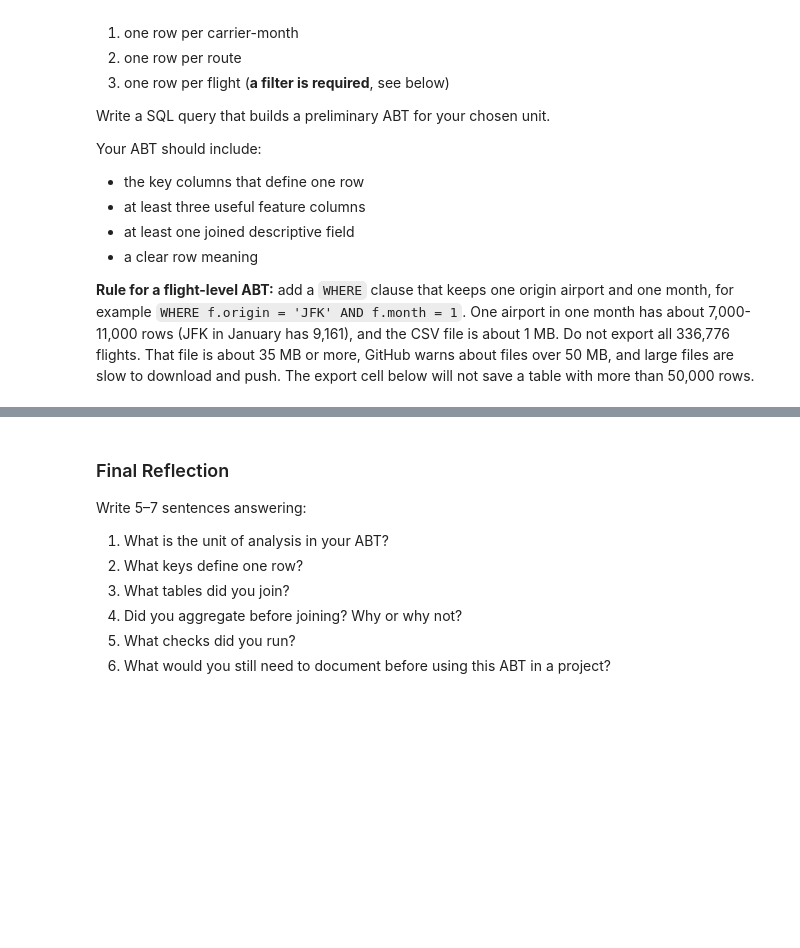
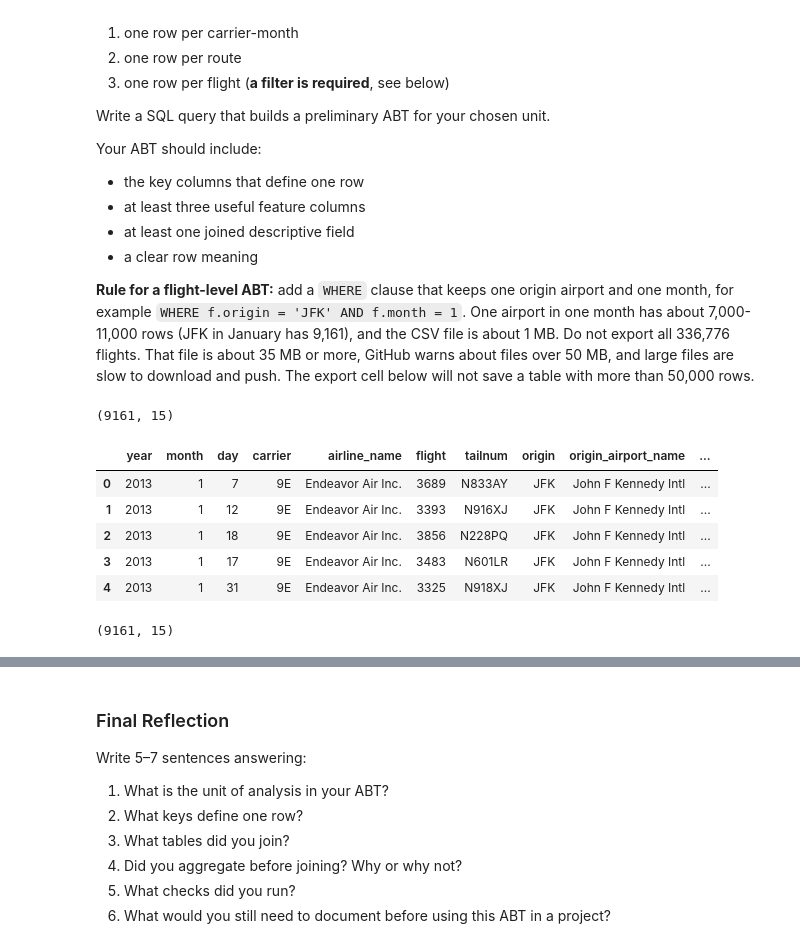
Before and after one commit to destinyu2003-lab/ban6003-week-9-10-destiny-ubaha, a Jupyter notebook: notebooks/module10_sql_joins_abt_guided_lab.ipynb, the cells around one changed output, grey strips where cells are left out. Cells and saved outputs as stored; diff of their text form; code cells hidden in the pictures; blank space fills up the shorter version.

```diff
--- a/notebooks/module10_sql_joins_abt_guided_lab.ipynb
+++ b/notebooks/module10_sql_joins_abt_guided_lab.ipynb
@@ -675,16 +926,54 @@ Your ABT should include:
 # %%
 # Final Practice
 # Build your preliminary ABT here.
 
 query = '''
-
+SELECT
+    f.year,
+    f.month,
+    f.day,
+    f.carrier,
+    a.name AS airline_name,
+    f.flight,
+    f.tailnum,
+    f.origin,
+    op.name AS origin_airport_name,
+    f.dest,
+    dp.name AS dest_airport_name,
+    f.dep_delay,
+    f.arr_delay,
+    f.distance,
+    f.air_time
+FROM flights AS f
+INNER JOIN airlines AS a
+    ON f.carrier = a.carrier
+LEFT JOIN airports AS op
+    ON f.origin = op.faa
+LEFT JOIN airports AS dp
+    ON f.dest = dp.faa
+WHERE f.origin = 'JFK' AND f.month = 1;
 '''
 
 my_abt = run_query(query, engine)
 my_abt.head()
+
+preliminary_abt = pd.read_sql(query, engine)
+print(preliminary_abt.shape)
+display(preliminary_abt.head())
+# %% [output]
+(9161, 15)
+|  | year | month | day | carrier | airline_name | flight | tailnum | origin | origin_airport_name | ... |
+| 0 | 2013 | 1 | 7 | 9E | Endeavor Air Inc. | 3689 | N833AY | JFK | John F Kennedy Intl | ... |
+| 1 | 2013 | 1 | 12 | 9E | Endeavor Air Inc. | 3393 | N916XJ | JFK | John F Kennedy Intl | ... |
+| 2 | 2013 | 1 | 18 | 9E | Endeavor Air Inc. | 3856 | N228PQ | JFK | John F Kennedy Intl | ... |
+| 3 | 2013 | 1 | 17 | 9E | Endeavor Air Inc. | 3483 | N601LR | JFK | John F Kennedy Intl | ... |
+| 4 | 2013 | 1 | 31 | 9E | Endeavor Air Inc. | 3325 | N918XJ | JFK | John F Kennedy Intl | ... |
 # %%
 # Final Practice check 1
 # Check the shape of your ABT.
+print(preliminary_abt.shape)
+# %% [output]
+(9161, 15)
 # %%
 # Final Practice check 2
 # Check missing values.
```
Also changed, not shown: parts of 30 cells of this notebook, 3 other files.
